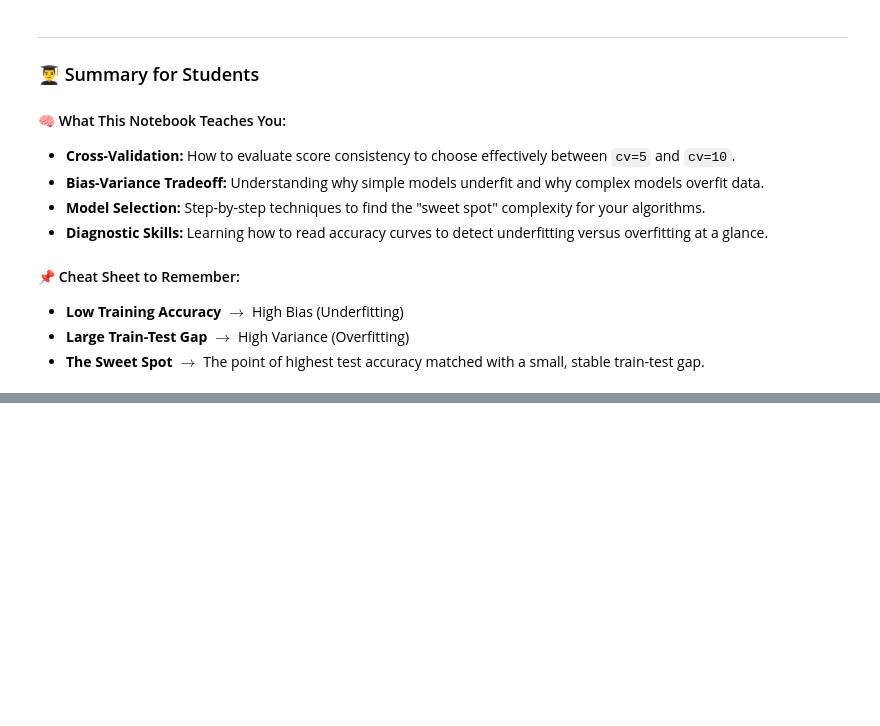
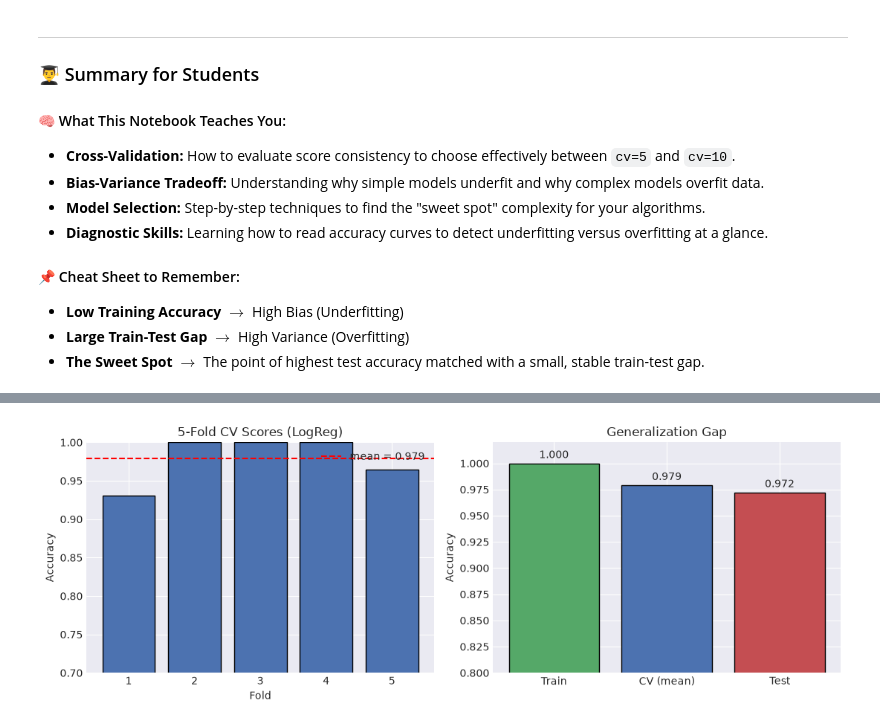
Before and after one commit to hima879/aiml, a Jupyter notebook: cross_validation_bias_variance/Cross Validation and Bias Variance Tradeoff.ipynb, the cells around one changed output, grey strips where cells are left out. Cells and saved outputs as stored; diff of their text form; code cells hidden in the pictures; blank space fills up the shorter version.

```diff
--- a/cross_validation_bias_variance/Cross Validation and Bias Variance Tradeoff.ipynb
+++ b/cross_validation_bias_variance/Cross Validation and Bias Variance Tradeoff.ipynb
@@ -375,3 +375,90 @@ PART 4: PRACTICAL INSIGHTS & CONCLUSIONS
 * **Low Training Accuracy** $\rightarrow$ High Bias (Underfitting)
 * **Large Train-Test Gap** $\rightarrow$ High Variance (Overfitting)
 * **The Sweet Spot** $\rightarrow$ The point of highest test accuracy matched with a small, stable train-test gap.
+# %%
+"""
+Train/Test Split & Cross-Validation Strategy — Wine Dataset
+Demonstrates: stratified split, 5-fold stratified CV, pipeline (no leakage),
+              and why preprocessing inside CV matters.
+"""
+import numpy as np
+import matplotlib.pyplot as plt
+from sklearn.datasets import load_wine
+from sklearn.model_selection import (
+    train_test_split, StratifiedKFold, cross_val_score, GridSearchCV
+)
+from sklearn.preprocessing import StandardScaler
+from sklearn.pipeline import Pipeline
+from sklearn.linear_model import LogisticRegression
+from sklearn.svm import SVC
+from sklearn.metrics import accuracy_score
+
+# ---------- 1. Load data ----------
+X, y = load_wine(return_X_y=True)
+print(f"Data: {X.shape[0]} samples, {X.shape[1]} features, {len(np.unique(y))} classes")
+print(f"Class counts: {np.bincount(y)}")
+
+# ---------- 2. Hold-out split (stratified to preserve class ratios) ----------
+X_train, X_test, y_train, y_test = train_test_split(
+    X, y, test_size=0.2, stratify=y, random_state=42
+)
+
+# ---------- 3. Pipeline: scaler + model (scaler fits only on train folds) ----------
+pipe = Pipeline([
+    ("scaler", StandardScaler()),
+    ("clf", LogisticRegression(max_iter=1000, random_state=42)),
+])
+
+# ---------- 4. 5-fold Stratified CV on the TRAINING set only ----------
+cv = StratifiedKFold(n_splits=5, shuffle=True, random_state=42)
+cv_scores = cross_val_score(pipe, X_train, y_train, cv=cv, scoring="accuracy")
+print(f"\nCV scores per fold: {np.round(cv_scores, 4)}")
+print(f"CV mean: {cv_scores.mean():.4f}  |  std: {cv_scores.std():.4f}")
+
+# ---------- 5. Fit on full training set, evaluate ONCE on test ----------
+pipe.fit(X_train, y_train)
+train_acc = accuracy_score(y_train, pipe.predict(X_train))
+test_acc  = accuracy_score(y_test,  pipe.predict(X_test))
+print(f"\nTrain accuracy: {train_acc:.4f}")
+print(f"Test  accuracy: {test_acc:.4f}")
+print(f"Train-CV gap (overfit signal): {train_acc - cv_scores.mean():.4f}")
+
+# ---------- 6. Tiny model comparison via CV (not test!) ----------
+models = {
+    "LogReg": Pipeline([("s", StandardScaler()),
+                        ("c", LogisticRegression(max_iter=1000, random_state=42))]),
+    "SVM-RBF": Pipeline([("s", StandardScaler()),
+                         ("c", SVC(kernel="rbf", random_state=42))]),
+}
+print("\nModel comparison (5-fold CV on train):")
+for name, m in models.items():
+    s = cross_val_score(m, X_train, y_train, cv=cv, scoring="accuracy")
+    print(f"  {name:8s} -> {s.mean():.4f} +/- {s.std():.4f}")
+
+# ---------- 7. Visualize ----------
+fig, axes = plt.subplots(1, 2, figsize=(11, 4))
+
+# (a) Per-fold scores vs mean
+axes[0].bar(range(1, 6), cv_scores, color="#4C72B0", edgecolor="black")
+axes[0].axhline(cv_scores.mean(), color="red", linestyle="--",
+                label=f"mean = {cv_scores.mean():.3f}")
+axes[0].set_xlabel("Fold"); axes[0].set_ylabel("Accuracy")
+axes[0].set_title("5-Fold CV Scores (LogReg)")
+axes[0].set_ylim(0.7, 1.0); axes[0].legend()
+
+# (b) Train vs CV vs Test — the "generalization gap" picture
+labels = ["Train", "CV (mean)", "Test"]
+vals   = [train_acc, cv_scores.mean(), test_acc]
+colors = ["#55A868", "#4C72B0", "#C44E52"]
+axes[1].bar(labels, vals, color=colors, edgecolor="black")
+for i, v in enumerate(vals):
+    axes[1].text(i, v + 0.005, f"{v:.3f}", ha="center")
+axes[1].set_ylim(0.8, 1.02)
+axes[1].set_title("Generalization Gap")
+axes[1].set_ylabel("Accuracy")
+
+plt.tight_layout()
+plt.savefig("cv_demo.png", dpi=120)
+plt.show()
+print("\nSaved plot -> cv_demo.png")
+# %% [output]
@@ -377,0 +478 @@ PART 4: PRACTICAL INSIGHTS & CONCLUSIONS
+[figure, added]
```
Also changed, not shown: parts of 3 cells of this notebook.
